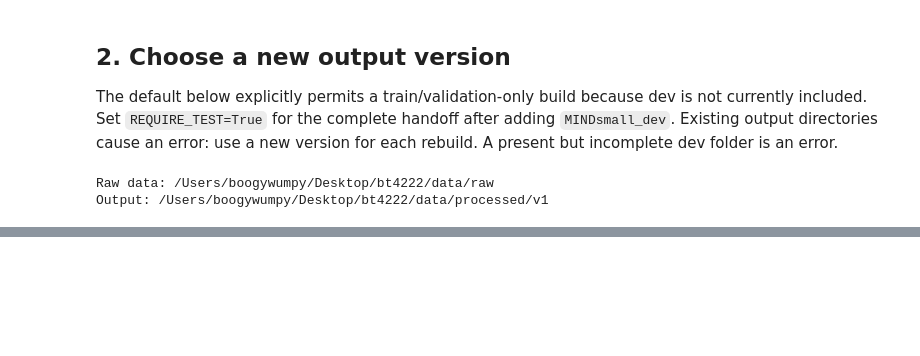
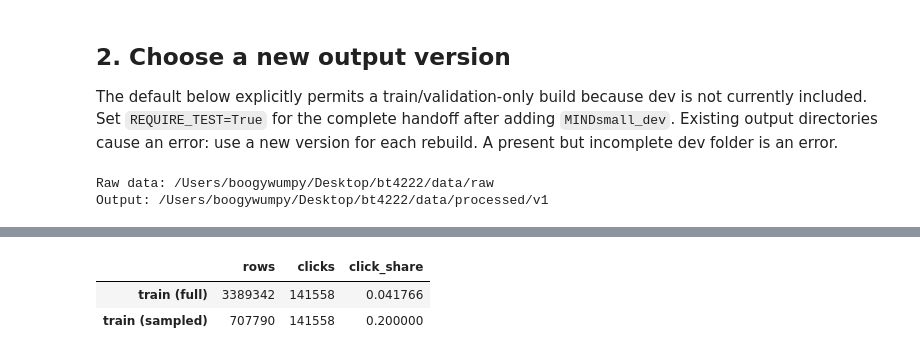
Before and after one commit to JariusF10-8/bt4222, a Jupyter notebook: notebooks/01_Data_Preprocessing.ipynb, the cells around one changed output, grey strips where cells are left out. Cells and saved outputs as stored; diff of their text form; code cells hidden in the pictures; blank space fills up the shorter version.

```diff
--- a/notebooks/01_Data_Preprocessing.ipynb
+++ b/notebooks/01_Data_Preprocessing.ipynb
@@ -75,0 +84,23 @@ Preparing validation: 61,894 events
+# %%
+import pandas as pd
+from src.data_loading import load_partition
+from src.sampling import sample_negatives
+
+K_NEGATIVES = 4
+SAMPLING_SEED = 42
+
+_, train_candidates, _ = load_partition("train", OUTPUT_DIR)
+train_sampled = sample_negatives(train_candidates, k=K_NEGATIVES, seed=SAMPLING_SEED)
+
+group_sizes = train_sampled.groupby("group_id").size()
+assert group_sizes.eq(K_NEGATIVES + 1).all(), "Every group must hold one click and k negatives"
+assert train_sampled.groupby("group_id")["event_key"].nunique().eq(1).all(), "Negatives must share the click's impression"
+display(pd.DataFrame({
+    "rows": [len(train_candidates), len(train_sampled)],
+    "clicks": [int(train_candidates["label"].sum()), int(train_sampled["label"].sum())],
+    "click_share": [train_candidates["label"].mean(), train_sampled["label"].mean()],
+}, index=["train (full)", "train (sampled)"]))
+# %% [output]
+|  | rows | clicks | click_share |
+| train (full) | 3389342 | 141558 | 0.041766 |
+| train (sampled) | 707790 | 141558 | 0.200000 |
```
Also changed, not shown: parts of 6 cells of this notebook, 2 other files.
